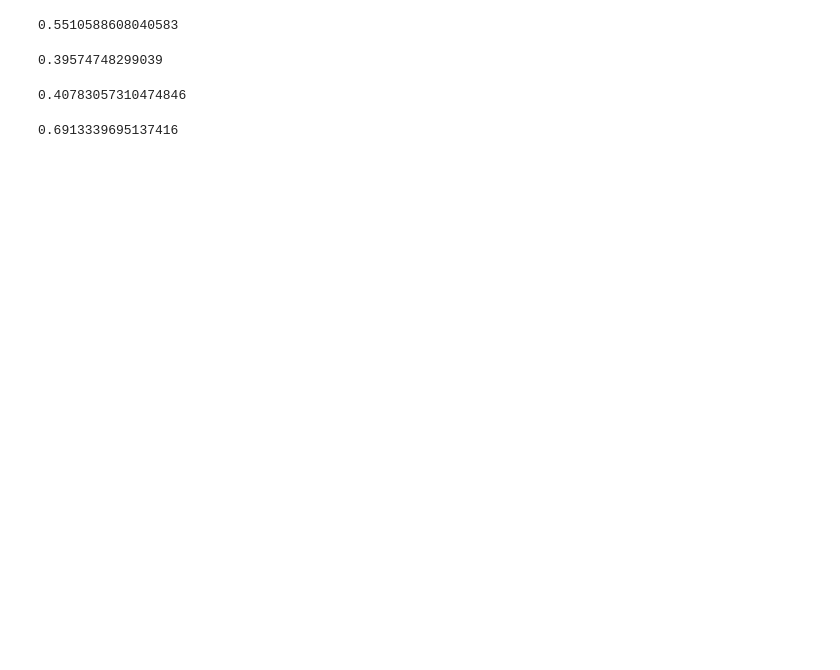
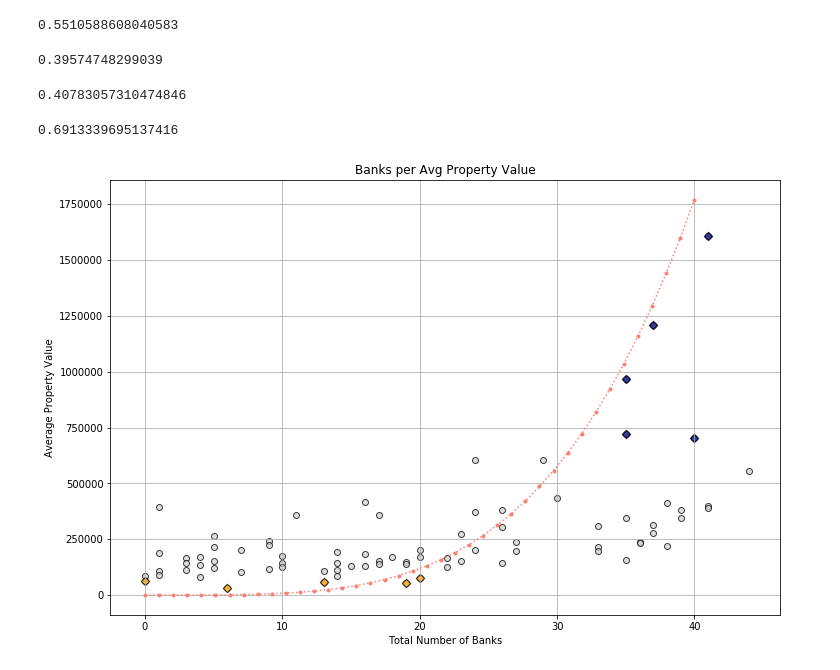
Before and after one commit to amy676767/Group_project, a Jupyter notebook: 2_visualize-property-values-and-businesses.ipynb, the cells around one changed output. Drawn from its saved outputs; the diff is of its cells as text; code cells hidden in the pictures; blank space fills up the shorter version.

```diff
--- a/2_visualize-property-values-and-businesses.ipynb
+++ b/2_visualize-property-values-and-businesses.ipynb
@@ -158,3 +167,27 @@ summary_by_zip_df['hospital_count'].corr(summary_by_zip_df['MeanPropertyValue'])
 summary_by_zip_df['cafe_count'].corr(summary_by_zip_df['MeanPropertyValue'])
 # %% [output]
 0.6913339695137416
+# %%
+bank_x = summary_by_zip_df['bank_count']
+bank_y = summary_by_zip_df['MeanPropertyValue']
+bank_x2 = zip_group_top['bank_count']
+bank_y2 = zip_group_top['MeanPropertyValue']
+bank_x3 = zip_group_bottom['bank_count']
+bank_y3 = zip_group_bottom['MeanPropertyValue']
+
+plt.figure(figsize=(12,8))
+
+plt.scatter(bank_x, bank_y, label = 'banks', color = ['lightgray'], edgecolor = 'black', alpha = 0.75, marker = 'o')
+plt.scatter(bank_x2, bank_y2, label = 'banks', color = ['navy'], edgecolor = 'black', alpha = 0.75, marker = 'D')
+plt.scatter(bank_x3, bank_y3, label = 'banks', color = ['orange'], edgecolor = 'black', alpha = 0.75, marker = 'D')
+
+
+plt.plot(np.linspace(0, 40, 40), np.power(np.linspace(0, 40, 40), 3.9), c= "salmon", marker='.', linestyle=':')
+
+plt.xlabel('Total Number of Banks')
+plt.ylabel('Average Property Value')
+plt.title('Banks per Avg Property Value')
+plt.grid()
+plt.show()
+# %% [output]
+[figure, added]
```
Also changed, not shown: parts of 8 cells of this notebook.
